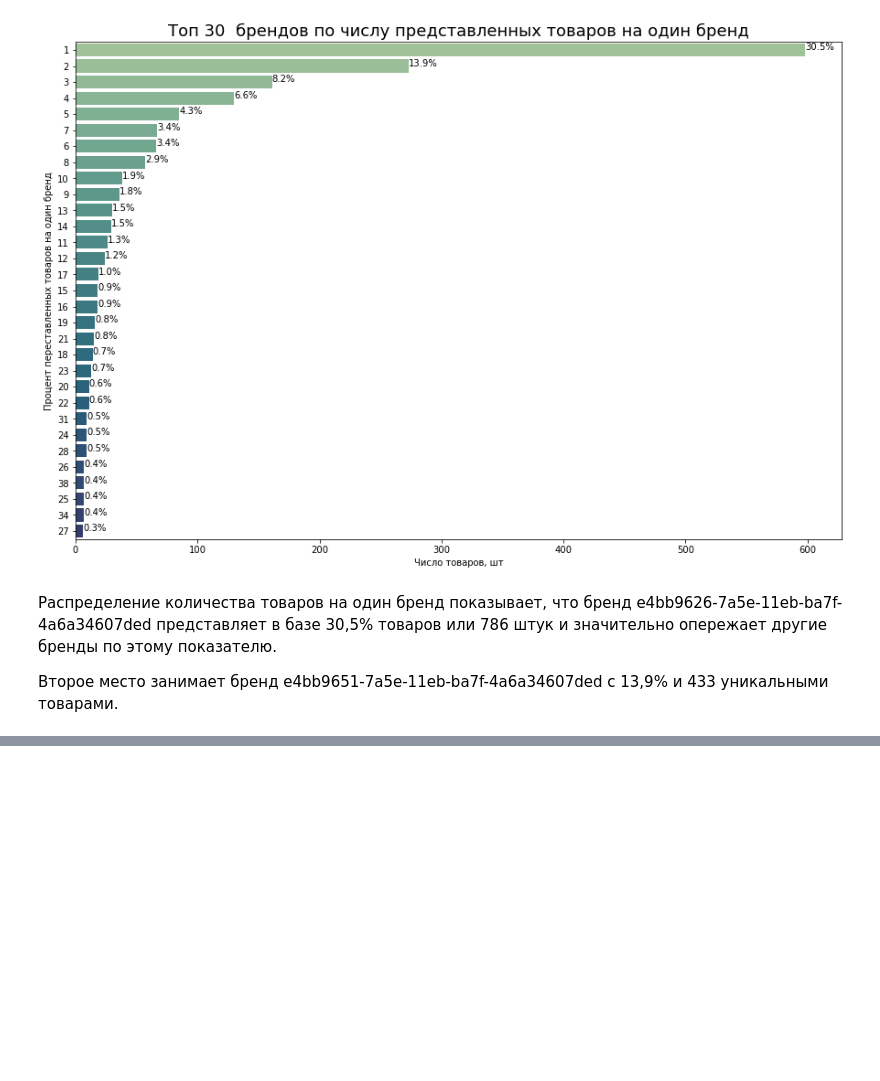
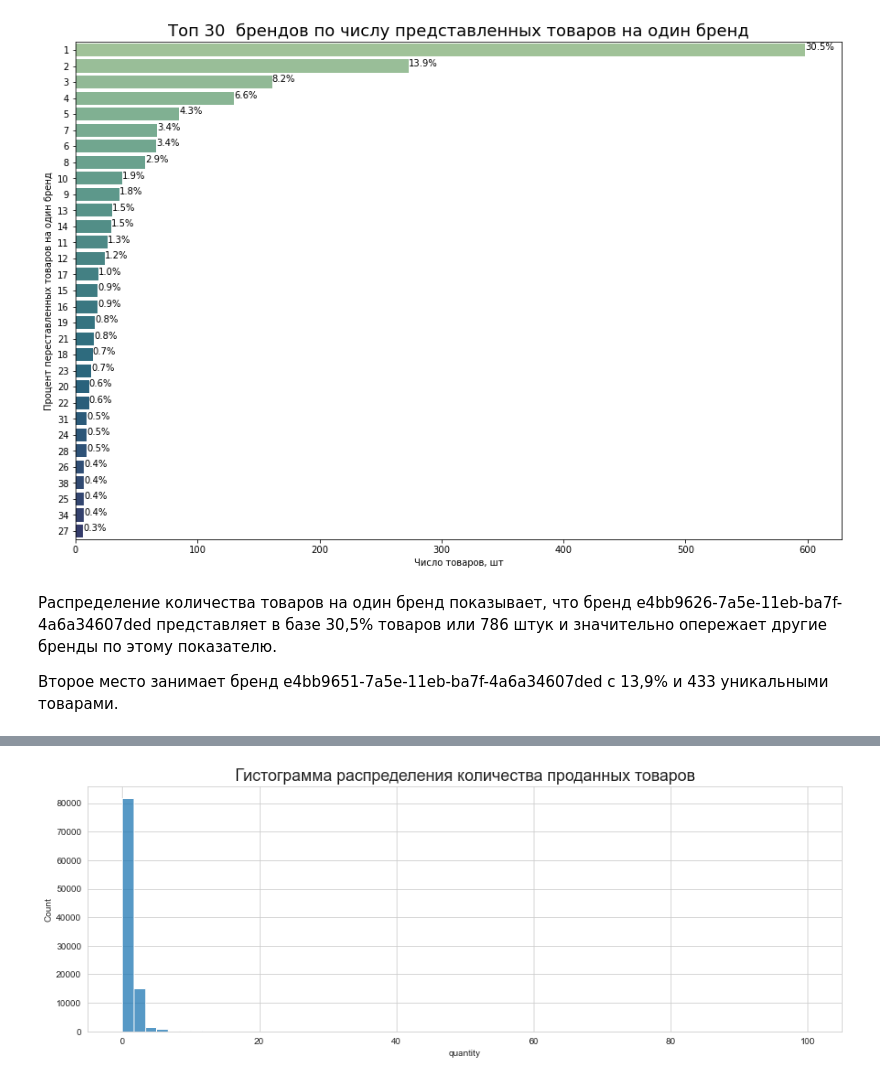
Before and after one commit to rttrif/TrifonovRS.Data_Analysiss_Portfolio.github.io, a Jupyter notebook: Machine Learning/Project 3 - Imprice/Solution_TrifonovRS.ipynb, the cells around one changed output, grey strips where cells are left out. Cells and saved outputs as stored; diff of their text form; code cells hidden in the pictures; blank space fills up the shorter version.

```diff
--- a/Machine Learning/Project 3 - Imprice/Solution_TrifonovRS.ipynb
+++ b/Machine Learning/Project 3 - Imprice/Solution_TrifonovRS.ipynb
@@ -199,0 +436,7 @@ plt.show()
+# %%
+plt.subplots(figsize=(15, 5))
+sns.histplot(data = sales['quantity'], bins = 60, stat = 'count', kde = False)
+plt.title("Гистограмма распределения количества проданных товаров", fontsize=18)
+plt.show()
+# %% [output]
+[figure, added]
```
Also changed, not shown: parts of 63 cells of this notebook.
